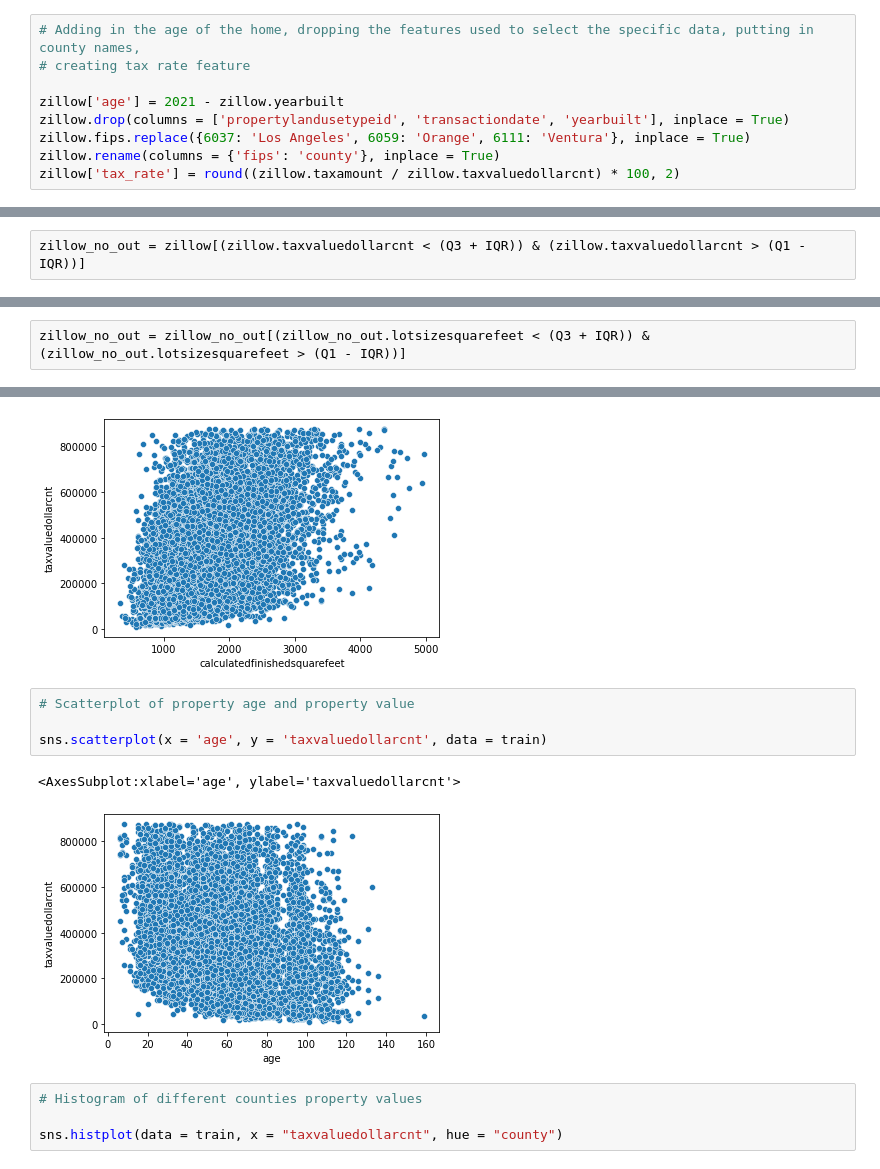
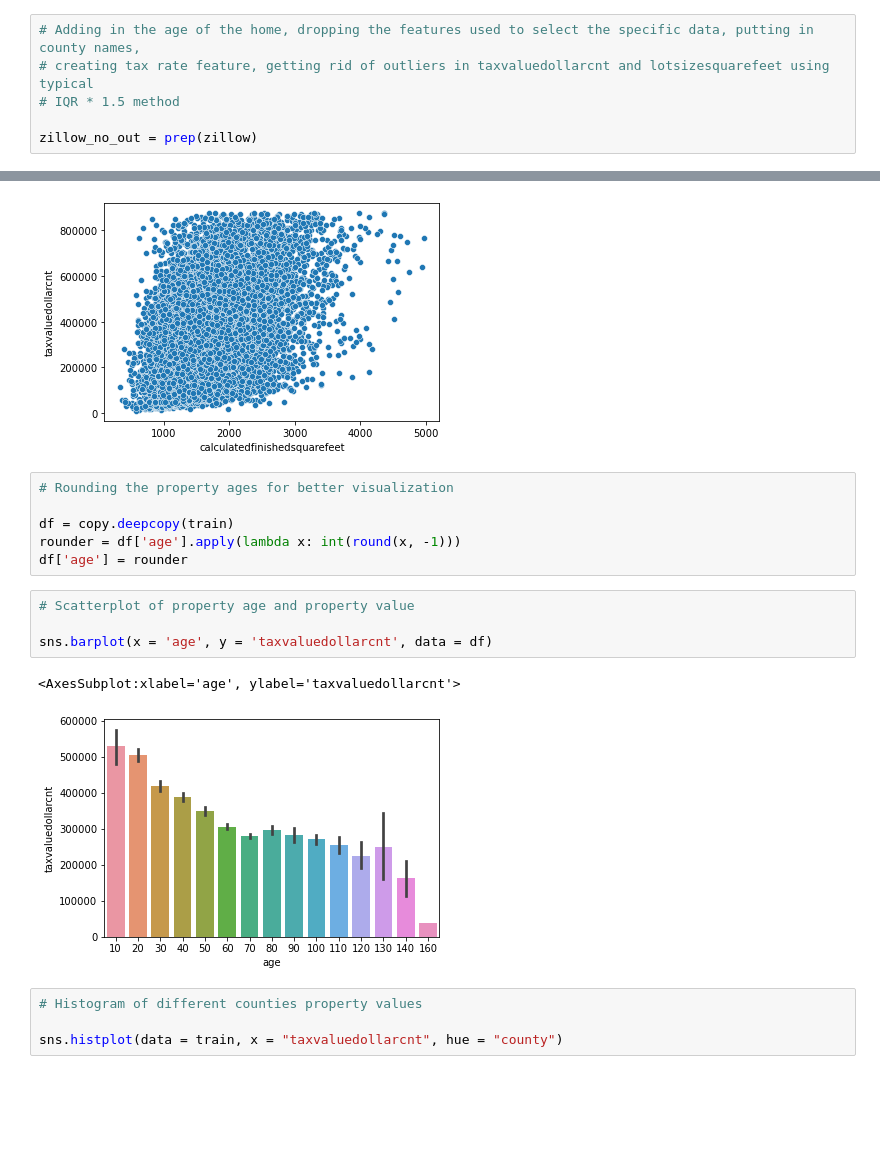
Before and after one commit to Sam-keeler/regression-project, a Jupyter notebook: regression_project_model.ipynb, the cells around one changed output, grey strips where cells are left out. Drawn from its saved outputs; the diff is of its cells as text; blank space fills up the shorter version.

```diff
--- a/regression_project_model.ipynb
+++ b/regression_project_model.ipynb
@@ -38,10 +31,7 @@ zillow = get_zillow_data()
 ## Prepping the data
 # %%
 # Adding in the age of the home, dropping the features used to select the specific data, putting in county names,
-# creating tax rate feature
+# creating tax rate feature, getting rid of outliers in taxvaluedollarcnt and lotsizesquarefeet using typical
+# IQR * 1.5 method
 
-zillow['age'] = 2021 - zillow.yearbuilt
-zillow.drop(columns = ['propertylandusetypeid', 'transactiondate', 'yearbuilt'], inplace = True)
-zillow.fips.replace({6037: 'Los Angeles', 6059: 'Orange', 6111: 'Ventura'}, inplace = True)
-zillow.rename(columns = {'fips': 'county'}, inplace = True)
-zillow['tax_rate'] = round((zillow.taxamount / zillow.taxvaluedollarcnt) * 100, 2)
+zillow_no_out = prep(zillow)
@@ -90,2 +37,0 @@ dtype: int64
-# %%
-zillow_no_out = zillow[(zillow.taxvaluedollarcnt < (Q3 + IQR)) & (zillow.taxvaluedollarcnt > (Q1 - IQR))]
@@ -111,5 +38,3 @@ dtype: int64
-# %%
-zillow_no_out = zillow_no_out[(zillow_no_out.lotsizesquarefeet < (Q3 + IQR)) & (zillow_no_out.lotsizesquarefeet > (Q1 - IQR))]
 # %%
 # Splitting into train, test, and validate
 
@@ -199,13 +131,19 @@ sns.scatterplot(x = 'calculatedfinishedsquarefeet', y = 'taxvaluedollarcnt', dat
 # %% [output]
 <AxesSubplot:xlabel='calculatedfinishedsquarefeet', ylabel='taxvaluedollarcnt'>
 [figure]
+# %%
+# Rounding the property ages for better visualization
+
+df = copy.deepcopy(train)
+rounder = df['age'].apply(lambda x: int(round(x, -1)))
+df['age'] = rounder
 # %%
 # Scatterplot of property age and property value
 
-sns.scatterplot(x = 'age', y = 'taxvaluedollarcnt', data = train)
+sns.barplot(x = 'age', y = 'taxvaluedollarcnt', data = df)
 # %% [output]
 <AxesSubplot:xlabel='age', ylabel='taxvaluedollarcnt'>
-[figure, old version]
+[figure, new version]
 # %%
 # Histogram of different counties property values
 
```
Also changed, not shown: parts of 37 cells of this notebook, 2 other files.
